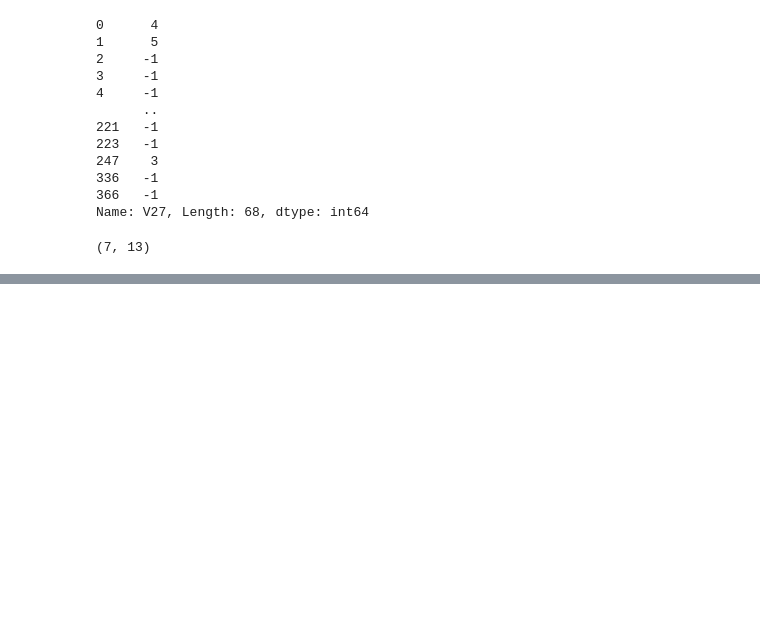
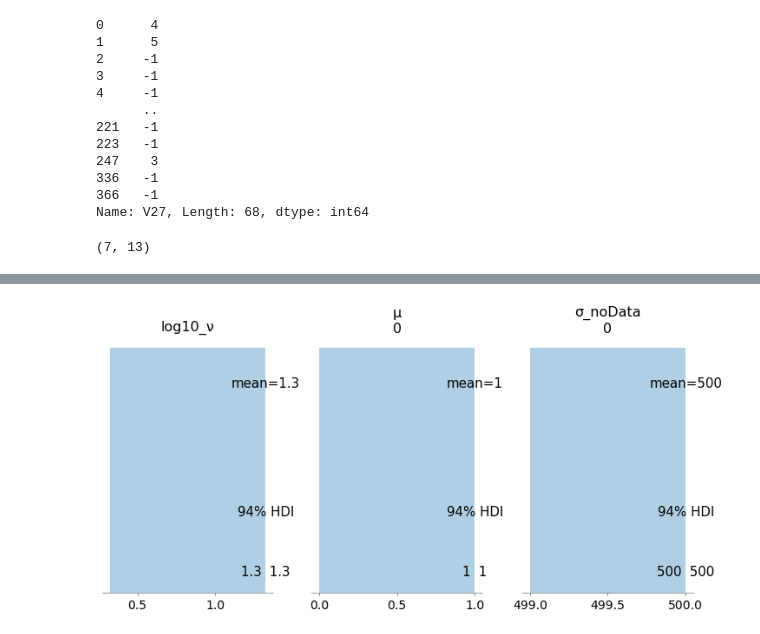
Before and after one commit to jonasIshoejNielsen/2021_prpro_exam, a Jupyter notebook: exam.ipynb, the cells around one changed output, grey strips where cells are left out. Saved outputs shown, nothing was run; the diff lists cells and outputs as text; code cells hidden in the pictures; blank space fills up the shorter version.

Commit message:
samplerror

```diff
--- a/exam.ipynb
+++ b/exam.ipynb
@@ -149,10 +134,10 @@ print("σ: ",σ_coala,σ_linux)
 # %%
 # put the model code
 with pm.Model() as model_h1:
-    μ_noData = pm.Normal('μ_noData', mu=1, sigma=100*1, shape=2)
-    μ        = pm.Deterministic('μ', μ_noData*[μ_coala, μ_linux])
-    σ_noData = pm.Uniform('σ_noData', lower=1/1000, upper=1*1000, shape=2)
-    σ        = pm.Deterministic('σ', σ_noData*[σ_coala, σ_linux])
+    μ_noData = pm.Normal('μ_noData', mu=1, sigma=100*1, shape=1)
+    μ        = pm.Deterministic('μ', μ_noData*μ_coala)
+    σ_noData = pm.Uniform('σ_noData', lower=1/1000, upper=1*1000, shape=1)
+    σ        = pm.Deterministic('σ', σ_noData*σ_coala)
     ν_minus_one = pm.Exponential('ν_minus_one', lam=1/29)
     ν = pm.Deterministic('ν', ν_minus_one+1)
 
@@ -161,18 +146,18 @@ with pm.Model() as model_h1:
     eff_size = pm.Deterministic('eff_size',(μ-100)/σ)
 
     #likelihood
-    obs_coala   = pm.StudentT('obs_coala',  nu=ν,mu=μ[0],sd=σ[0],observed=z_coala)
-    obs_linux   = pm.StudentT('obs_linux',nu=ν,mu=μ[1],sd=σ[1],observed=z_linux)
-    dif = pm.Deterministic('dif',abs(obs_coala-obs_linux))
+    obs_coala   = pm.StudentT('obs_coala',  nu=ν,mu=μ,sd=σ,observed=z_coala)
+    #dif = pm.Deterministic('dif',abs(obs_coala-obs_linux))
 # %%
 pm.model_to_graphviz(model_h1)
 # %% [output]
 [drawing not drawn]
 # %%
 # sampling: uncomment
-trace_h1=pm.sample(10000,chains=2, model=model_h1)
-# storing trace, since I am not waiting that long again
-folderName ="h1.trace"
-pm.save_trace(trace_h1, folderName, overwrite=True)
-trace_h1 = pm.load_trace(folderName, model=model_h1)
+with model_h1:
+    trace_h1=pm.sample(10000,chains=4, model=model_h1, cores=1, step=pm.NUTS())
+    # storing trace, since I am not waiting that long again
+    folderName ="h1.trace"
+    pm.save_trace(trace_h1, folderName, overwrite=True)
+    trace_h1 = pm.load_trace(folderName, model=model_h1)
 # %% [output]
@@ -183,0 +187,8 @@ RuntimeError: Chain 0 failed.
+# %%
+trace_h1_inferencedata = az.from_pymc3(trace_h1,model=model_h1)
+pm.plot_posterior(trace_h1_inferencedata,
+                  var_names=['log10_ν', 'μ', 'σ_noData'],
+                  kind='hist',
+                  figsize=(10,5));
+# %% [output]
+[figure, added]
```
Also changed, not shown: parts of 9 cells of this notebook, 8 other files.
